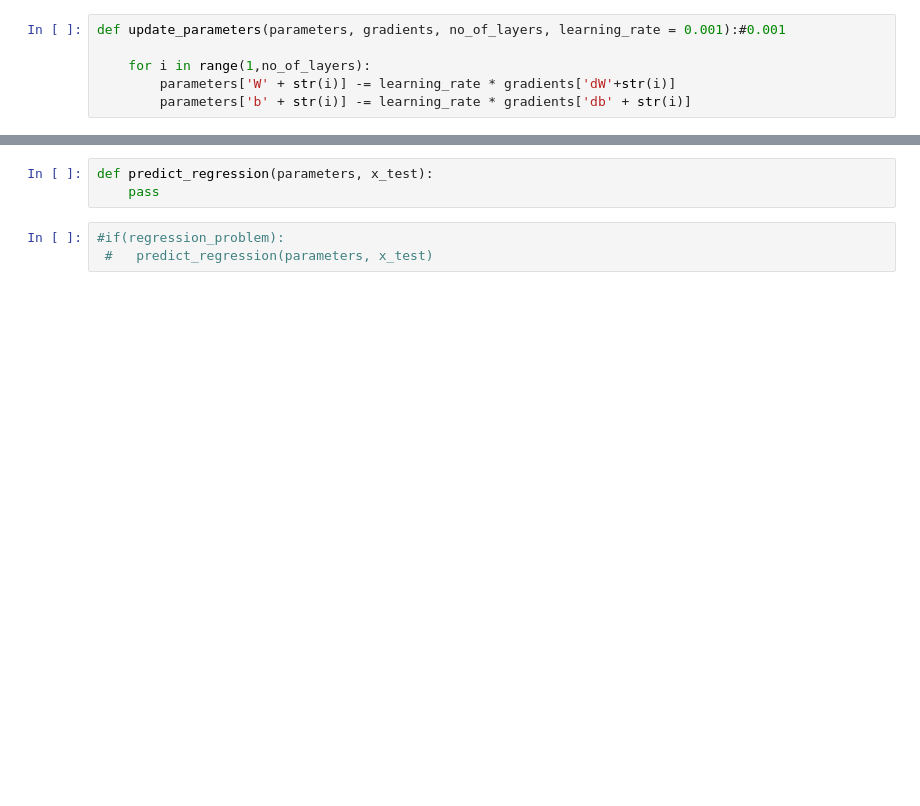
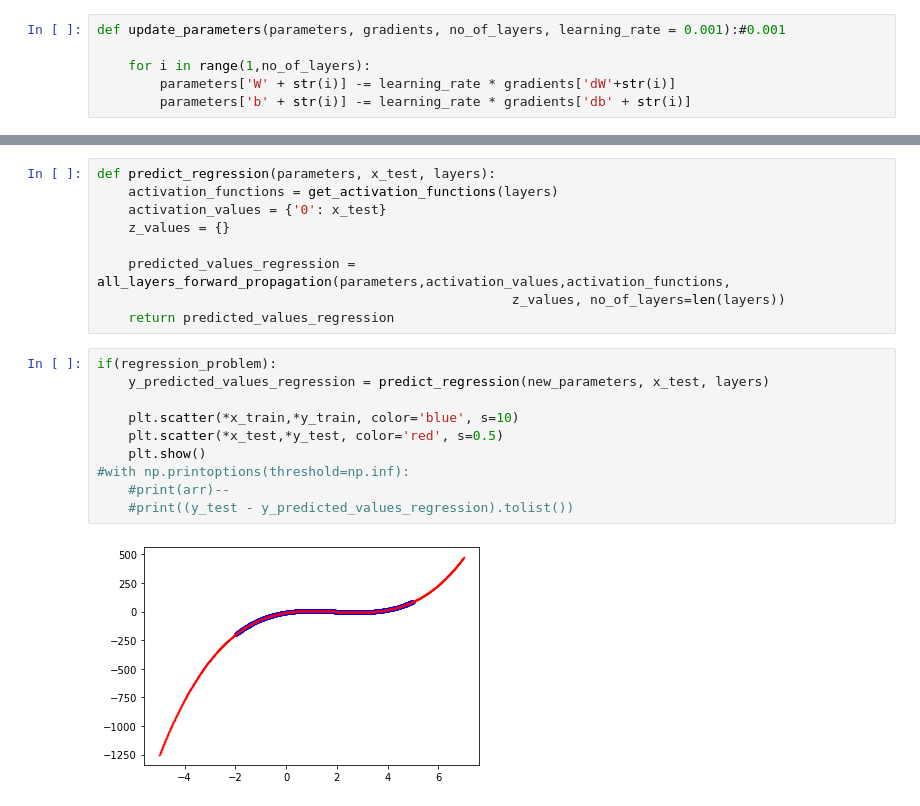
Before and after one commit to damianski794/neural_networks_project_1, a Jupyter notebook: neural_network_regression.ipynb, the cells around one changed output, grey strips where cells are left out. Saved outputs shown, nothing was run; the diff lists cells and outputs as text; blank space fills up the shorter version.

```diff
--- a/neural_network_regression.ipynb
+++ b/neural_network_regression.ipynb
@@ -505,6 +443,21 @@ new_parameters
-# %%
-def predict_regression(parameters, x_test):
-    pass
-# %%
-#if(regression_problem):
- #   predict_regression(parameters, x_test)
+# %%
+def predict_regression(parameters, x_test, layers):
+    activation_functions = get_activation_functions(layers)
+    activation_values = {'0': x_test}
+    z_values = {}
+
+    predicted_values_regression = all_layers_forward_propagation(parameters,activation_values,activation_functions,
+                                                     z_values, no_of_layers=len(layers))
+    return predicted_values_regression
+# %%
+if(regression_problem):
+    y_predicted_values_regression = predict_regression(new_parameters, x_test, layers)
+
+    plt.scatter(*x_train,*y_train, color='blue', s=10)
+    plt.scatter(*x_test,*y_test, color='red', s=0.5)
+    plt.show()
+#with np.printoptions(threshold=np.inf):
+    #print(arr)--
+    #print((y_test - y_predicted_values_regression).tolist())
+# %% [output]
+[figure, added]
```
Also changed, not shown: parts of 22 cells of this notebook.
